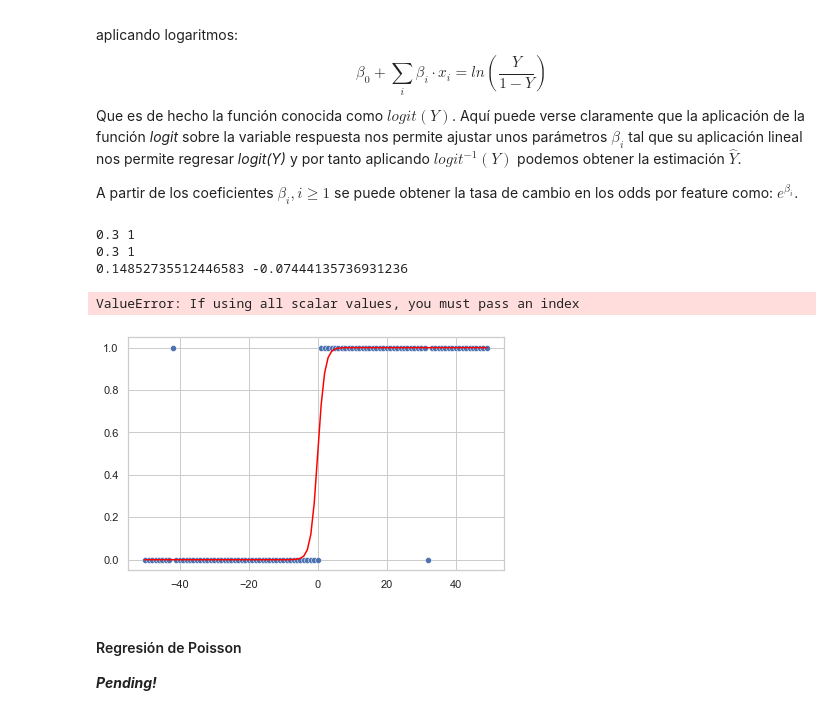
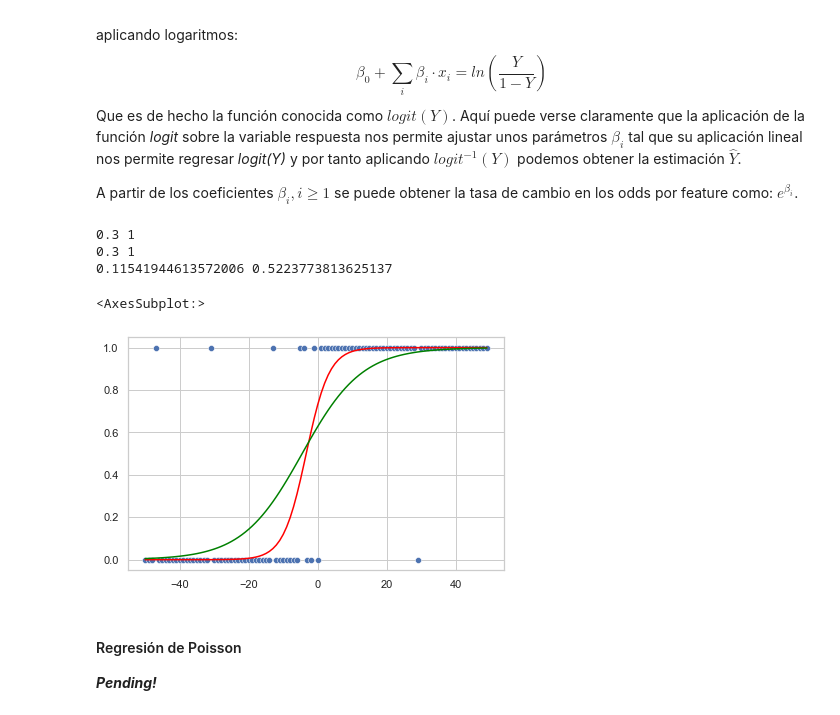
Before and after one commit to borjaf696/ml_cheat_sheet, a Jupyter notebook: ml_cheat_sheet.ipynb, the cells around one changed output. Drawn from its saved outputs; the diff is of its cells as text; code cells hidden in the pictures.

```diff
--- a/ml_cheat_sheet.ipynb
+++ b/ml_cheat_sheet.ipynb
@@ -864,35 +864,37 @@ A partir de los coeficientes $\beta_i, i \geq 1$ se puede obtener la tasa de cam
 # %%
 import numpy as np
 import seaborn as sns
 from sklearn.linear_model import LogisticRegression
 
 intercept = 1
 slope = 0.3
 
-def logit(X, slope = slope, intercept = intercept):
-    print(slope, intercept)
-    y_logit = X*slope + intercept
-    return 1 / (1+np.exp(-X))
+def logit(X, _slope = slope, _intercept = intercept):
+    print(_slope, _intercept)
+    y_logit = X*_slope + _intercept
+    return 1 / (1+np.exp(-y_logit))
 
 def get_data_logistic(X):
     threshold = 0.5
     y_data = logit(X) + np.random.normal( 0, 0.25,size = len(X))
     y_data[y_data > threshold] = 1.0
     y_data[y_data <= threshold] = 0.0
     return y_data
 X = np.arange(-50,50,1.0)
 Y = get_data_logistic(X)
 sns.scatterplot(X,Y)
 sns.lineplot(X, logit(X), color = 'red')
 X = X.reshape((-1,1))
 clf = LogisticRegression(random_state=6543210).fit(X, Y)
-sns.lineplot(X, logit(X,clf.coef_[0][0], clf.intercept_[0]), color = 'green')
+X = X.reshape((1,-1))
+Y = logit(X,clf.coef_[0][0], clf.intercept_[0])
+sns.lineplot(X[0],Y[0], color = 'green')
 # %% [output]
 0.3 1
 0.3 1
-0.14852735512446583 -0.07444135736931236
+0.11541944613572006 0.5223773813625137
-ValueError: If using all scalar values, you must pass an index
+<AxesSubplot:>
-[figure, old version]
+[figure, new version]
 # %% [markdown]
 #### Regresión de Poisson
 ***Pending!***
```
